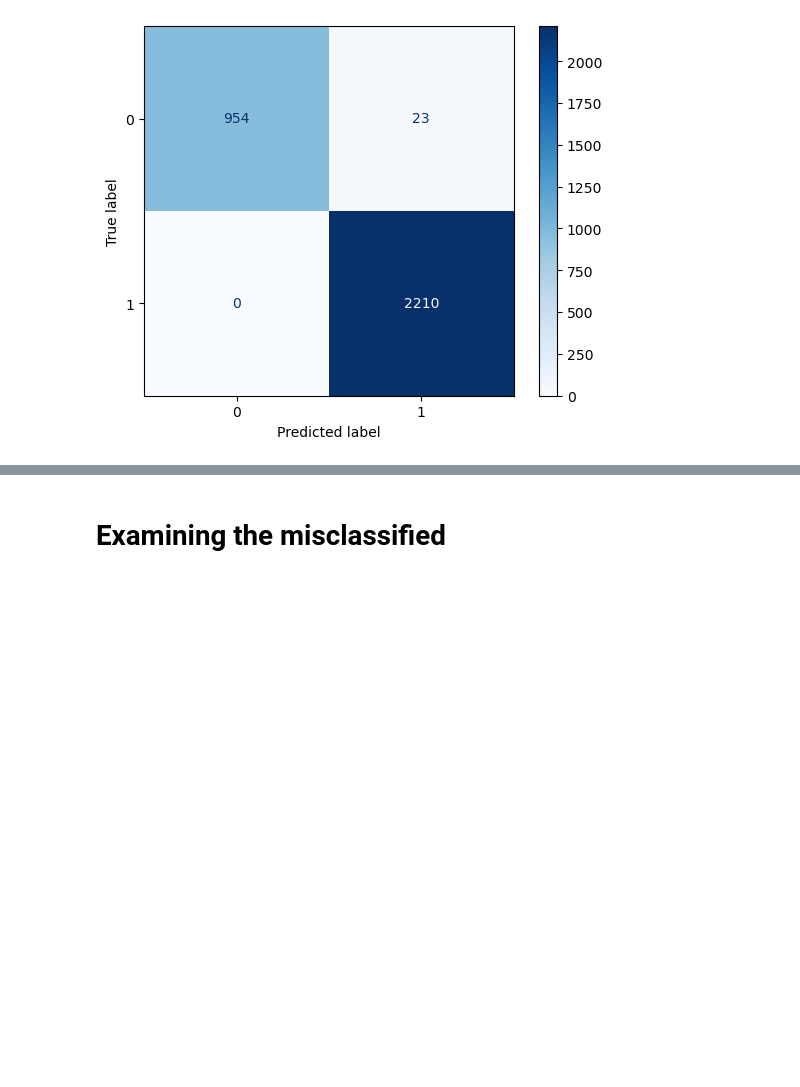
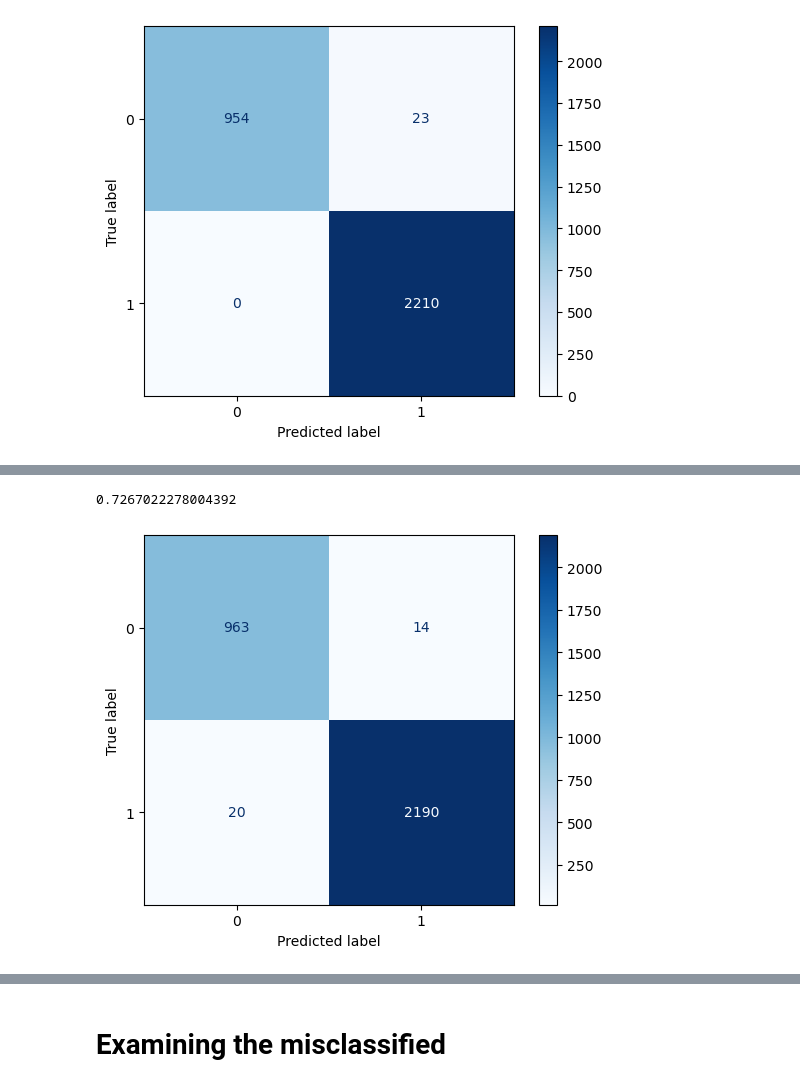
Before and after one commit to kellsweig/Reddit-Project-Classification-and-NLP, a Jupyter notebook: Model Development.ipynb, the cells around one changed output, grey strips where cells are left out. Cells and saved outputs as stored; diff of their text form; code cells hidden in the pictures; blank space fills up the shorter version.

Commit message:
finalized model, added to readme

```diff
--- a/Model Development.ipynb
+++ b/Model Development.ipynb
@@ -222,7 +224,7 @@ ConfusionMatrixDisplay.from_predictions(y_test, preds, cmap='Blues');
 # %% [output]
 [figure]
 # %%
-tvec = TfidfVectorizer(stop_words = "english", min_df=5)
+tvec = TfidfVectorizer(stop_words = "english", min_df=4)
 X_train_transformed = tvec.fit_transform(X_train)
 X_test_transformed = tvec.transform(X_test)
 # %%
@@ -324,0 +366,4 @@ ConfusionMatrixDisplay.from_predictions(y_test, et_preds, cmap='Blues');
+# %%
+sc = StandardScaler()
+X_train_sc = sc.fit_transform(X_train_transformed.toarray())
+X_test_sc = sc.transform(X_test_transformed.toarray())
@@ -324,0 +372,11 @@ ConfusionMatrixDisplay.from_predictions(y_test, et_preds, cmap='Blues');
+# %%
+# Instantiate and fit a gridsearch model for this SVC!
+
+svc = LinearSVC(C=.1, dual='auto', tol=.00001, max_iter=2000)
+
+#kf = KFold(n_splits=5, shuffle=True, random_state=2023)
+
+#gs = GridSearchCV(svc, pgrid, cv=kf, n_jobs=2)
+# %%
+%%time
+svc.fit(X_train_sc, y_train)
@@ -324,0 +387,12 @@ ConfusionMatrixDisplay.from_predictions(y_test, et_preds, cmap='Blues');
+# %%
+svc.score(X_test_sc, y_test)
+# %% [output]
+0.7267022278004392
+# %%
+# Get predictions
+svc_preds = svc.predict(X_test_sc)
+
+# View confusion matrix
+ConfusionMatrixDisplay.from_predictions(y_test, svc_preds, cmap='Blues');
+# %% [output]
+[figure, added]
```
Also changed, not shown: parts of 21 cells of this notebook, 4 other files.
